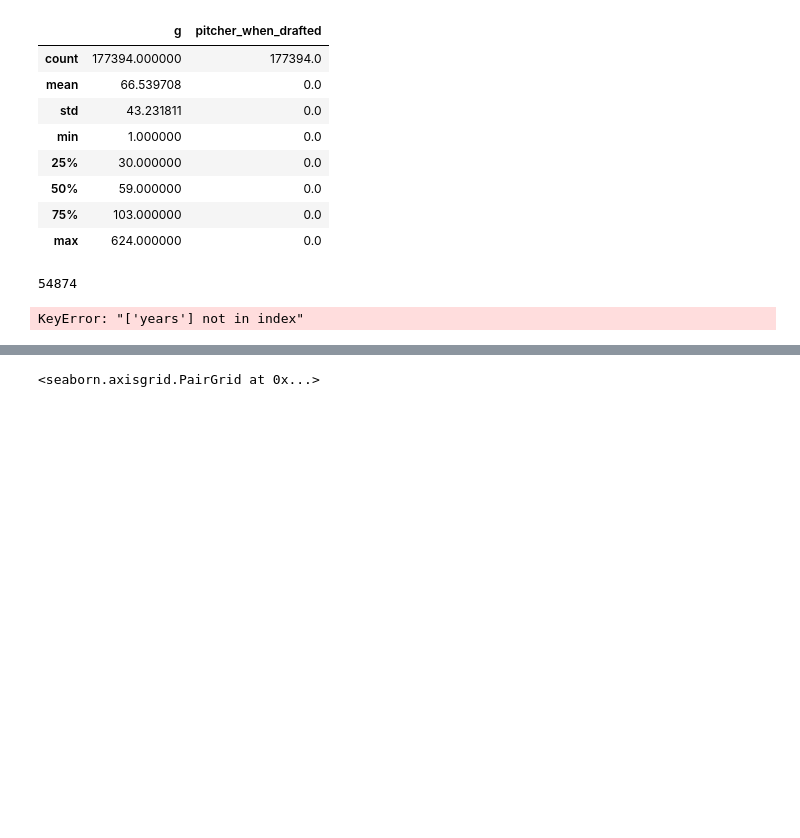
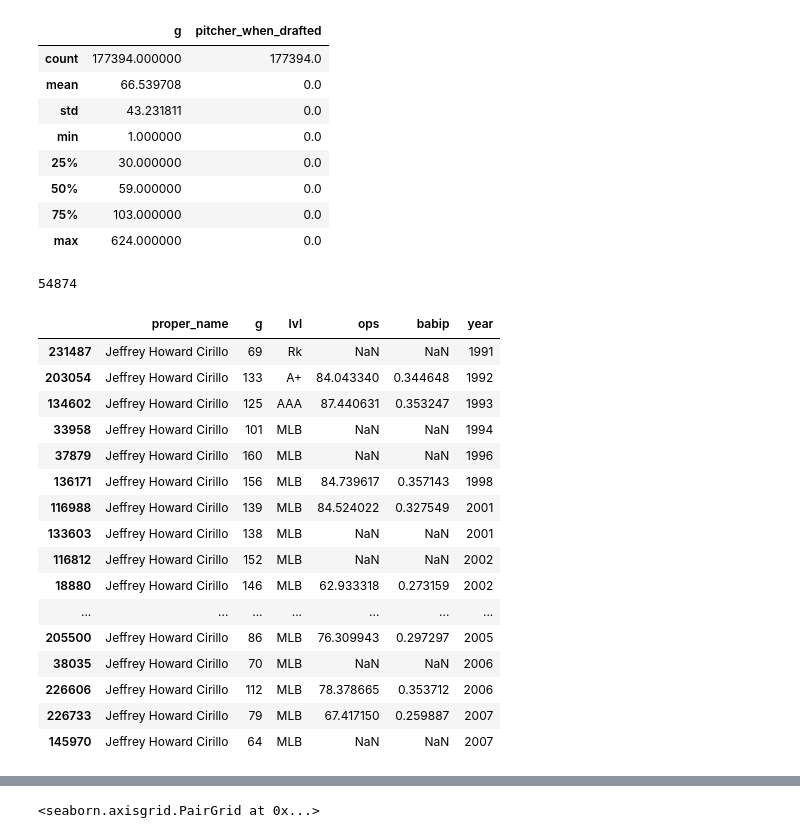
Before and after one commit to sumairshah/Pando-Baseball, a Jupyter notebook: PandoBaseball.ipynb, the cells around one changed output, grey strips where cells are left out. Saved outputs shown, nothing was run; the diff lists cells and outputs as text; code cells hidden in the pictures; blank space fills up the shorter version.

```diff
--- a/PandoBaseball.ipynb
+++ b/PandoBaseball.ipynb
@@ -419,9 +419,25 @@ Boonefamily =hittersonly[hittersonly['proper_name'].str.contains('Cirillo')]
 # %%
 ##df[df['model'].str.contains('ac')]
 # %%
-Boonefamily[['proper_name','g','lvl','ops','babip','year','years']].sort_values('year')
+Boonefamily[['proper_name','g','lvl','ops','babip','year']].sort_values('year')
 # %% [output]
-KeyError: "['years'] not in index"
+|  | proper_name | g | lvl | ops | babip | year |
+| 231487 | Jeffrey Howard Cirillo | 69 | Rk | NaN | NaN | 1991 |
+| 203054 | Jeffrey Howard Cirillo | 133 | A+ | 84.043340 | 0.344648 | 1992 |
+| 134602 | Jeffrey Howard Cirillo | 125 | AAA | 87.440631 | 0.353247 | 1993 |
+| 33958 | Jeffrey Howard Cirillo | 101 | MLB | NaN | NaN | 1994 |
+| 37879 | Jeffrey Howard Cirillo | 160 | MLB | NaN | NaN | 1996 |
+| 136171 | Jeffrey Howard Cirillo | 156 | MLB | 84.739617 | 0.357143 | 1998 |
+| 116988 | Jeffrey Howard Cirillo | 139 | MLB | 84.524022 | 0.327549 | 2001 |
+| 133603 | Jeffrey Howard Cirillo | 138 | MLB | NaN | NaN | 2001 |
+| 116812 | Jeffrey Howard Cirillo | 152 | MLB | NaN | NaN | 2002 |
+| 18880 | Jeffrey Howard Cirillo | 146 | MLB | 62.933318 | 0.273159 | 2002 |
+| ... | ... | ... | ... | ... | ... | ... |
+| 205500 | Jeffrey Howard Cirillo | 86 | MLB | 76.309943 | 0.297297 | 2005 |
+| 38035 | Jeffrey Howard Cirillo | 70 | MLB | NaN | NaN | 2006 |
+| 226606 | Jeffrey Howard Cirillo | 112 | MLB | 78.378665 | 0.353712 | 2006 |
+| 226733 | Jeffrey Howard Cirillo | 79 | MLB | 67.417150 | 0.259887 | 2007 |
+| 145970 | Jeffrey Howard Cirillo | 64 | MLB | NaN | NaN | 2007 |
 # %%
 pd.set_option('display.max_columns', 80)
 # %%
```
Also changed, not shown: parts of 17 cells of this notebook.
